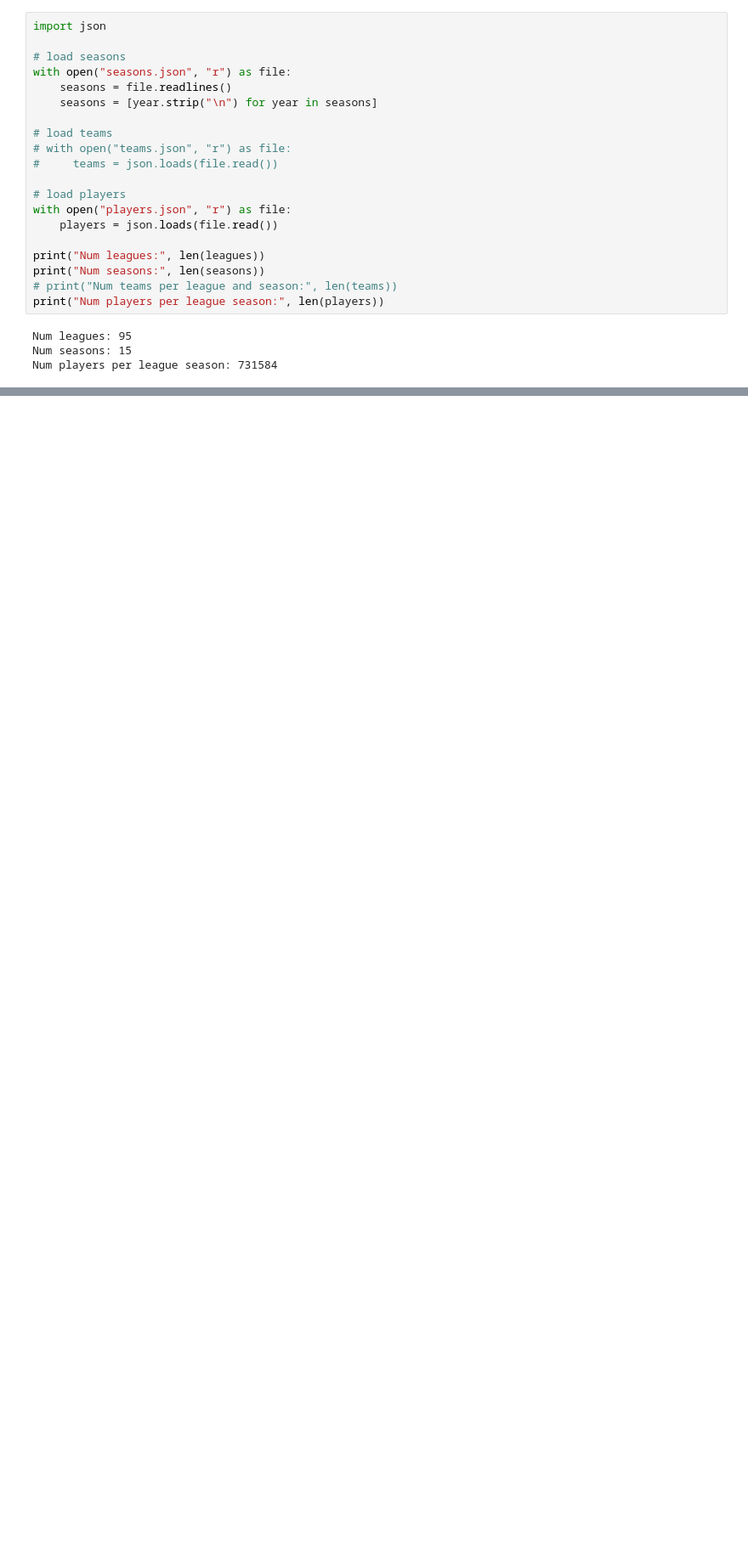
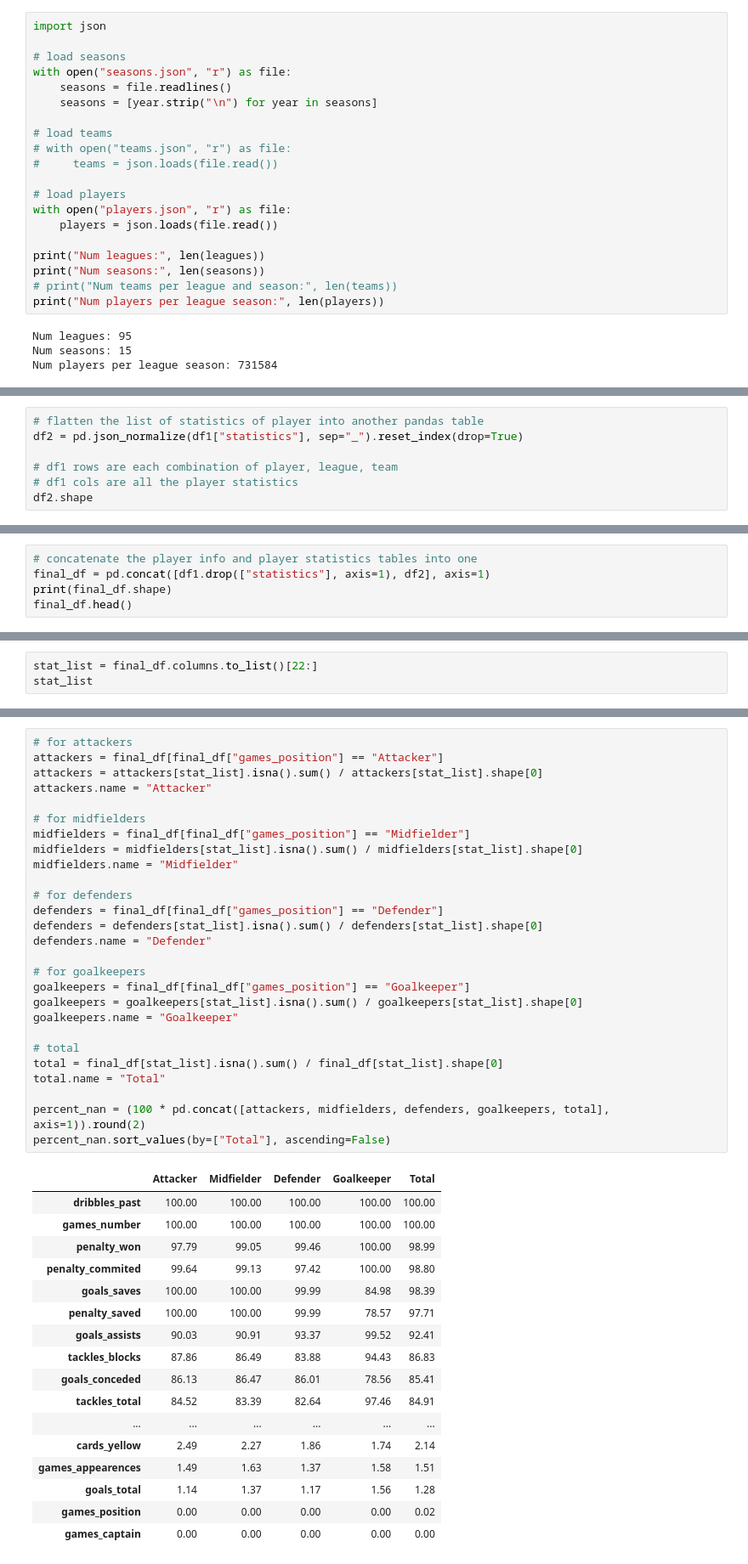
Before and after one commit to adebes/net-value, a Jupyter notebook: soccer_data.ipynb, the cells around one changed output, grey strips where cells are left out. Shown at 85% size. Drawn from its saved outputs; the diff is of its cells as text; blank space fills up the shorter version.

```diff
--- a/soccer_data.ipynb
+++ b/soccer_data.ipynb
@@ -179,0 +210,7 @@ dict_keys(['player', 'statistics'])
+# %%
+# flatten the list of statistics of player into another pandas table
+df2 = pd.json_normalize(df1["statistics"], sep="_").reset_index(drop=True)
+
+# df1 rows are each combination of player, league, team
+# df1 cols are all the player statistics
+df2.shape
@@ -179,0 +219,5 @@ dict_keys(['player', 'statistics'])
+# %%
+# concatenate the player info and player statistics tables into one
+final_df = pd.concat([df1.drop(["statistics"], axis=1), df2], axis=1)
+print(final_df.shape)
+final_df.head()
@@ -179,0 +240,3 @@ dict_keys(['player', 'statistics'])
+# %%
+stat_list = final_df.columns.to_list()[22:]
+stat_list
@@ -179,0 +261,45 @@ dict_keys(['player', 'statistics'])
+# %%
+# for attackers
+attackers = final_df[final_df["games_position"] == "Attacker"]
+attackers = attackers[stat_list].isna().sum() / attackers[stat_list].shape[0]
+attackers.name = "Attacker"
+
+# for midfielders
+midfielders = final_df[final_df["games_position"] == "Midfielder"]
+midfielders = midfielders[stat_list].isna().sum() / midfielders[stat_list].shape[0]
+midfielders.name = "Midfielder"
+
+# for defenders
+defenders = final_df[final_df["games_position"] == "Defender"]
+defenders = defenders[stat_list].isna().sum() / defenders[stat_list].shape[0]
+defenders.name = "Defender"
+
+# for goalkeepers
+goalkeepers = final_df[final_df["games_position"] == "Goalkeeper"]
+goalkeepers = goalkeepers[stat_list].isna().sum() / goalkeepers[stat_list].shape[0]
+goalkeepers.name = "Goalkeeper"
+
+# total
+total = final_df[stat_list].isna().sum() / final_df[stat_list].shape[0]
+total.name = "Total"
+
+percent_nan = (100 * pd.concat([attackers, midfielders, defenders, goalkeepers, total], axis=1)).round(2)
+percent_nan.sort_values(by=["Total"], ascending=False)
+# %% [output]
+|  | Attacker | Midfielder | Defender | Goalkeeper | Total |
+| dribbles_past | 100.00 | 100.00 | 100.00 | 100.00 | 100.00 |
+| games_number | 100.00 | 100.00 | 100.00 | 100.00 | 100.00 |
+| penalty_won | 97.79 | 99.05 | 99.46 | 100.00 | 98.99 |
+| penalty_commited | 99.64 | 99.13 | 97.42 | 100.00 | 98.80 |
+| goals_saves | 100.00 | 100.00 | 99.99 | 84.98 | 98.39 |
+| penalty_saved | 100.00 | 100.00 | 99.99 | 78.57 | 97.71 |
+| goals_assists | 90.03 | 90.91 | 93.37 | 99.52 | 92.41 |
+| tackles_blocks | 87.86 | 86.49 | 83.88 | 94.43 | 86.83 |
+| goals_conceded | 86.13 | 86.47 | 86.01 | 78.56 | 85.41 |
+| tackles_total | 84.52 | 83.39 | 82.64 | 97.46 | 84.91 |
+| ... | ... | ... | ... | ... | ... |
+| cards_yellow | 2.49 | 2.27 | 1.86 | 1.74 | 2.14 |
+| games_appearences | 1.49 | 1.63 | 1.37 | 1.58 | 1.51 |
+| goals_total | 1.14 | 1.37 | 1.17 | 1.56 | 1.28 |
+| games_position | 0.00 | 0.00 | 0.00 | 0.00 | 0.02 |
+| games_captain | 0.00 | 0.00 | 0.00 | 0.00 | 0.00 |
```
Also changed, not shown: parts of 14 cells of this notebook.
